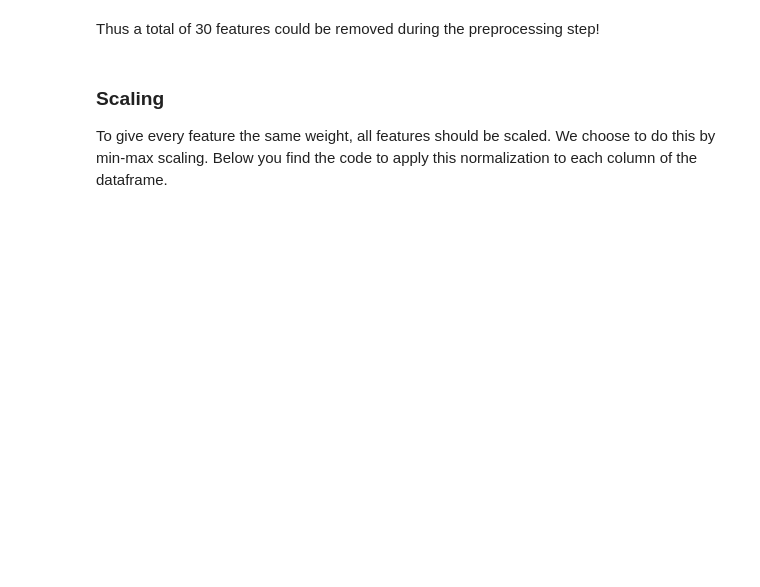
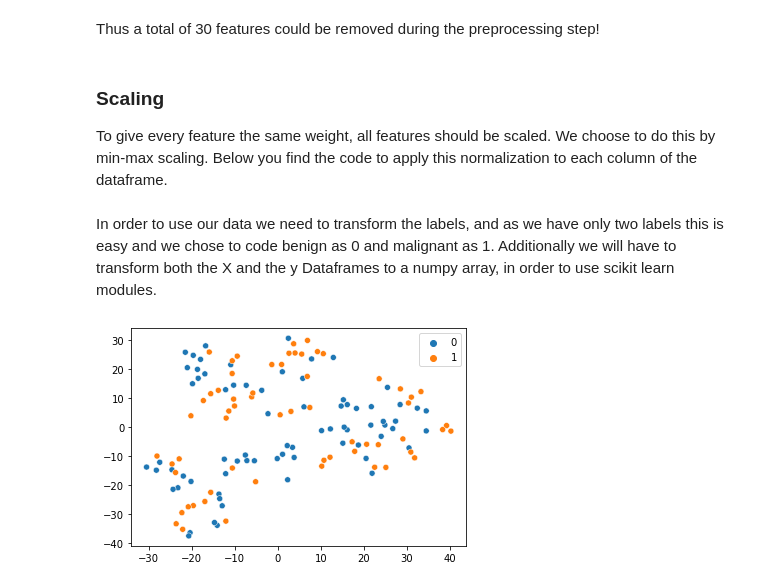
Before and after one commit to dpasqualini/TM10007_G16, a Jupyter notebook: assignment.ipynb, the cells around one changed output. Saved outputs shown, nothing was run; the diff lists cells and outputs as text; code cells hidden in the pictures; blank space fills up the shorter version.

Commit message:
Added two functions to plot LDA and t-SNE

```diff
--- a/assignment.ipynb
+++ b/assignment.ipynb
@@ -160,4 +160,10 @@ Thus a total of 30 features could be removed during the preprocessing step!
 To give every feature the same weight, all features should be scaled. We choose to do this by min-max scaling.
 Below you find the code to apply this normalization to each column of the dataframe.
 # %%
-X_normalized = X_filtered.apply(normalize_column)
+X_tr_norm = X_filtered.apply(normalize_column)
+# %% [markdown]
+In order to use our data we need to transform the labels, and as we have only two labels this is easy and we chose to code benign as 0 and malignant as 1. Additionally we will have to transform both the X and the y Dataframes to a numpy array, in order to use scikit learn modules.
+# %%
+plt_tsne(X_tr_norm, y_tr1)
+# %% [output]
+[figure, added]
```
Also changed, not shown: parts of 3 cells of this notebook, 2 other files.
